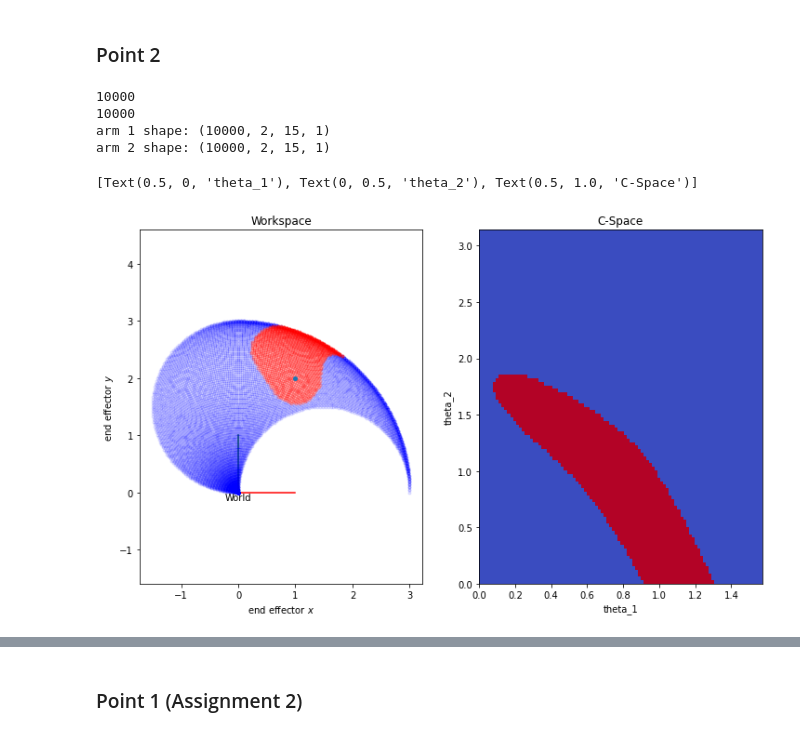
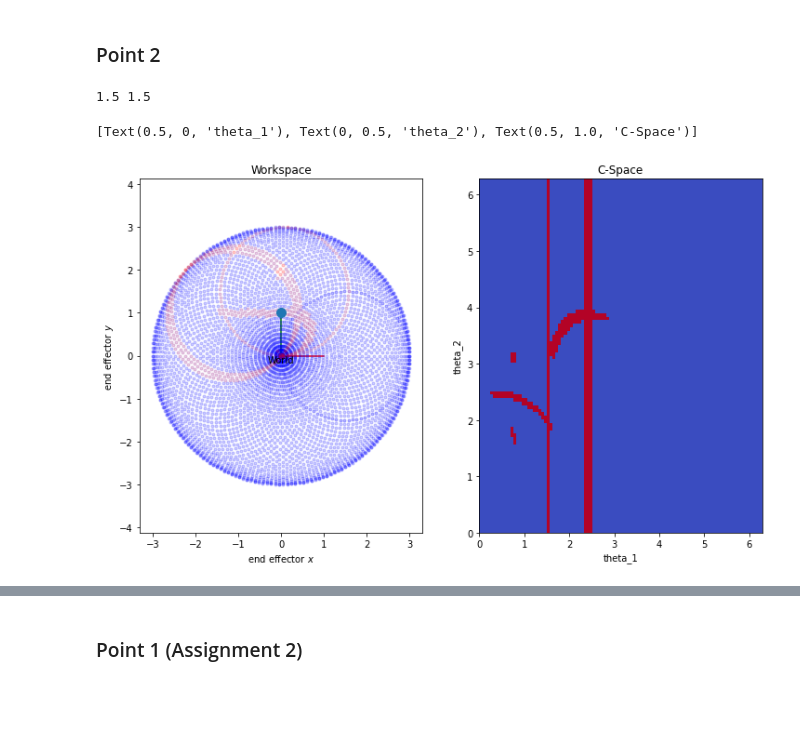
Before and after one commit to filippocasari/Robotics-Assignment1, a Jupyter notebook: assignment1-filippo-casari.ipynb, the cells around one changed output, grey strips where cells are left out. Cells and saved outputs as stored; diff of their text form; code cells hidden in the pictures; blank space fills up the shorter version.

```diff
--- a/assignment1-filippo-casari.ipynb
+++ b/assignment1-filippo-casari.ipynb
@@ -67,7 +67,7 @@ def drawf(f, ax=None, name=None):
 # axes of the first arm
 
 
-def fw_kinematics(theta1, theta2, l1=1.2, l2=1.5, l3=1.6):
+def fw_kinematics(theta1, theta2):
     world = np.eye(3)
     L1s = world @ mkrot(theta1)
     L1e = L1s @ mktr(l1,0 )
@@ -209,19 +210,41 @@ ax2.set(xlabel="theta_1", ylabel="theta_2", title="C-Space")
 ### Point 2
 # %%
 # minimum and maximum admissible values for theta1
-theta1_range = [0, np.pi/2]
-theta2_range = [0, np.pi]  # minimum and maximum admissible values for theta2
+def fw_kinematics(theta1, theta2):
+    world = np.eye(3)
+    L1s = world @ mkrot(theta1)
+    L1e = L1s @ mktr(l1, 0)
+    L2s = L1e @ mkrot(theta2)
+    L2e = L2s @ mktr(l2, 0)
+    return world, L1s, L1e, L2s, L2e
+
+def drawf(f, ax=None, name=None):
+    """ Draw frame defined by f on axis ax (if provided) or on a new axis otherwise """
+    xhat = f @ np.array([[0, 0, 1], [1, 0, 1]]).T
+    yhat = f @ np.array([[0, 0, 1], [0, 1, 1]]).T
+    if not ax:
+        ax = plt.gca()
+    ax.plot(xhat[0, :], xhat[1, :], "r-")  # transformed x unit vector
+    ax.plot(yhat[0, :], yhat[1, :], "g-")  # transformed y unit vector
+    if name:
+        ax.text(xhat[0, 0], xhat[1, 0], name, va="top", ha="center")
+
+theta1_range = [0, np.pi*2]
+theta2_range = [0, np.pi*2]  # minimum and maximum admissible values for theta2
 theta1s, theta2s = np.meshgrid(
     np.linspace(*theta1_range, 100), np.linspace(*theta2_range, 100)
 )
-radius=0.45
-center_circle_x, center_circle_y=1.0, 2.0
+radius=0.1
+
+print(l1, l2)
+center_circle_x, center_circle_y=0, 1
 endeffector_positions = []
 valids=[]
 
 arm_1=[]
 arm_2=[]
-num_points=15
+num_points=100
+radius_squared=radius**2
 for theta1, theta2 in zip(theta1s.flatten(), theta2s.flatten()):
     frames = fw_kinematics(theta1, theta2)
     first_arm_s, first_arm_e=(frames[1] @ np.array([[0, 0, 1]]).T )[0:2], (frames[2]@ np.array([[0, 0, 1]]).T)[0:2]
@@ -230,18 +253,29 @@ for theta1, theta2 in zip(theta1s.flatten(), theta2s.flatten()):
           second arm start: x={second_arm_s[0].item():2.2f}, y={second_arm_s[1].item():2.2f}\n \
             second arm end: x={second_arm_e[0].item():2.2f}, y={second_arm_e[1].item():2.2f}")'''
     arm_1_x=np.linspace(first_arm_s[0], first_arm_e[0], num_points)
-    arm_1_y=np.linspace(first_arm_s[1], first_arm_e[1], num_points)
+
+
+    arm_1_y=np.interp(arm_1_x.ravel(), np.array([first_arm_s[0].ravel(),first_arm_e[0].ravel() ]).ravel(),\
+        np.array([first_arm_s[1].ravel(),first_arm_e[1].ravel() ]).ravel() )
+    #arm_1_y=np.linspace(first_arm_s[1], first_arm_e[1], num_points)
     arm_1.append([arm_1_x, arm_1_y])
 
+
+
     arm_2_x=np.linspace(second_arm_s[0], second_arm_e[0], num_points)
-    arm_2_y=np.linspace(second_arm_s[1], second_arm_e[1], num_points)
+    arm_2_y=np.interp(arm_2_x.ravel(), np.array([second_arm_s[0].ravel(),second_arm_e[0].ravel() ]).ravel(),\
+        np.array([second_arm_s[1].ravel(),second_arm_e[1].ravel() ]).ravel() )
+    #arm_2_y=np.linspace(second_arm_s[1], second_arm_e[1], num_points)
     arm_2.append([arm_2_x, arm_2_y])
     no_collision = True
     endeffector_pose = frames[-1]  # Pose of the end effector
     endeffector_position = endeffector_pose @ np.array([[0, 0, 1]]).T
     endeffector_positions.append(endeffector_position[0:2, 0])
     for i in range(num_points):
-        if((((arm_1_x[i]-center_circle_x)**2 + (arm_1_y[i]-center_circle_y)**2)<(radius**2)) or ((arm_2_x[i]-center_circle_x)**2 + (arm_2_y[i]-center_circle_y)**2)<radius**2):
+
+        difference1_x, difference1_y, difference2_x, difference2_y= (( arm_1_x[i]-center_circle_x)**2), ( ( arm_1_y[i]-center_circle_y )**2 ),\
+            ( ( arm_2_x[i]-center_circle_x )**2 ), ( ( arm_2_y[i]-center_circle_y )**2 )
+        if (difference1_x+difference1_y)<=radius_squared or (difference2_y+difference2_x)<=radius_squared:
             no_collision=False
             break
 
@@ -250,8 +284,8 @@ for theta1, theta2 in zip(theta1s.flatten(), theta2s.flatten()):
      #   print(f'collision? {no_collision}')
 endeffector_positions = np.array(endeffector_positions)
 valids=np.array(valids)
-print(len(valids == False))
-print(len(valids == True))
+#print(len(valids == False))
+#print(len(valids == True))
 
 
 fig, (ax1, ax2) = plt.subplots(ncols=2, figsize=(12, 7))
@@ -266,41 +300,40 @@ ax1.plot(
     endeffector_positions[~valids, 0],
     endeffector_positions[~valids, 1], # ~ for bits complement, drawing red figure
     "r.",
-    alpha=0.2,
+    alpha=0.1,
 )
 #print(endeffector_positions[~valids, 0])
 #print(endeffector_positions[valids, 0])
 #import matplotlib
 #circle=matplotlib.patches.Circle((center_circle_x, center_circle_y), radius)
-arm_1=np.array(arm_1)
-arm_2=np.array(arm_2)
+
+##arm_1=np.array(arm_1)
+#arm_2=np.array(arm_2)
 ax1.set(xlabel="end effector $x$", ylabel="end effector $y$", title="Workspace")
 ax1.axis("equal")
-ax1.plot(center_circle_x, center_circle_y, marker='.', markersize=8)
-print(f'arm 1 shape: {arm_1.shape}')
-print(f'arm 2 shape: {arm_2.shape}')
+ax1.plot(center_circle_x, center_circle_y, marker='o', markersize=10)
+#print(arm_1)
+#print(f'arm 1 shape: {arm_1.shape}')
+#print(f'arm 2 shape: {arm_2.shape}')
 
 '''for i in range(len(arm_1)):
     #print(arm_1[:, 0][i].ravel())
 
     ax1.plot(arm_1[:, 0][i].ravel(), arm_1[:, 1][i].ravel())
     ax1.plot(arm_2[:, 0][i].ravel(), arm_2[:, 1][i].ravel())
 '''
 ax2.imshow(
     valids.reshape(theta1s.shape),
     extent=theta1_range + theta2_range,
     origin="lower",
     cmap="coolwarm_r",
     aspect="auto",
 )
 #ax1.add_patch(circle)
 #ax1.plot(np.linspace(first_arm_s[0], first_arm_e[0], 100), np.linspace(second_arm_s[1], second_arm_e[1], 100),marker='.' , markersize=6, color='g')
 
 ax2.set(xlabel="theta_1", ylabel="theta_2", title="C-Space")
 # %% [output]
-10000
-10000
-arm 1 shape: (10000, 2, 15, 1)
-arm 2 shape: (10000, 2, 15, 1)
+1.5 1.5
 [Text(0.5, 0, 'theta_1'), Text(0, 0.5, 'theta_2'), Text(0.5, 1.0, 'C-Space')]
-[figure, old version]
+[figure, new version]
```
Also changed, not shown: parts of 3 cells of this notebook, 1 other file.
